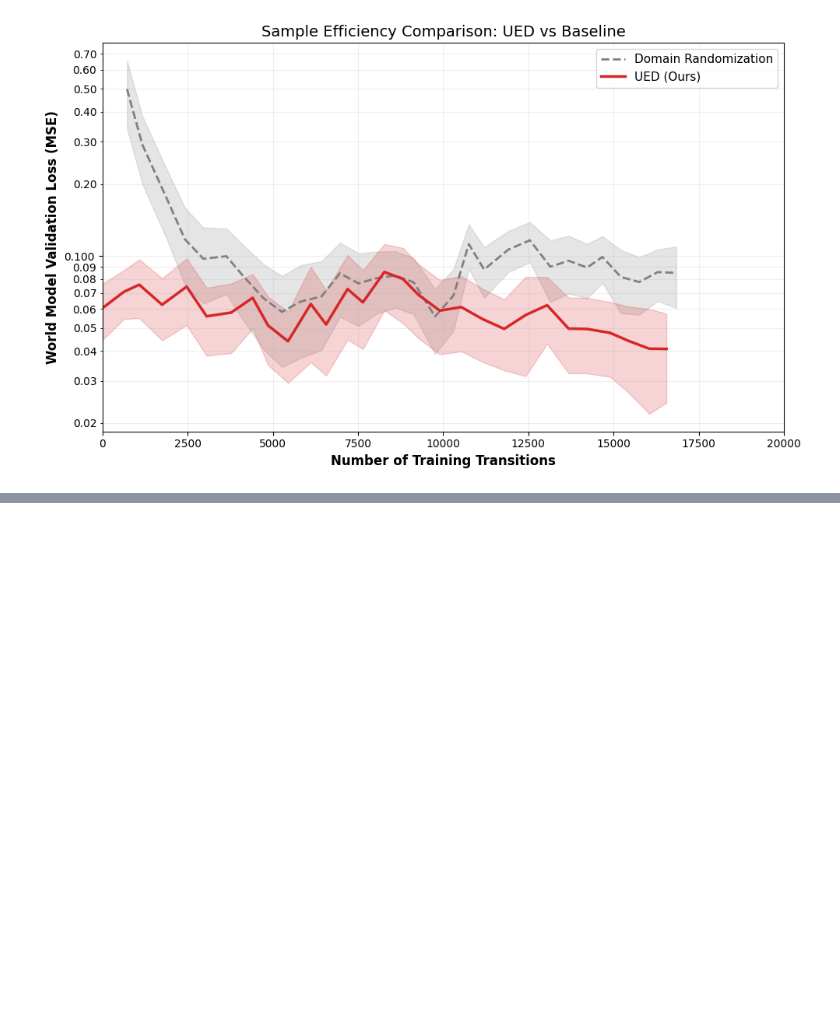
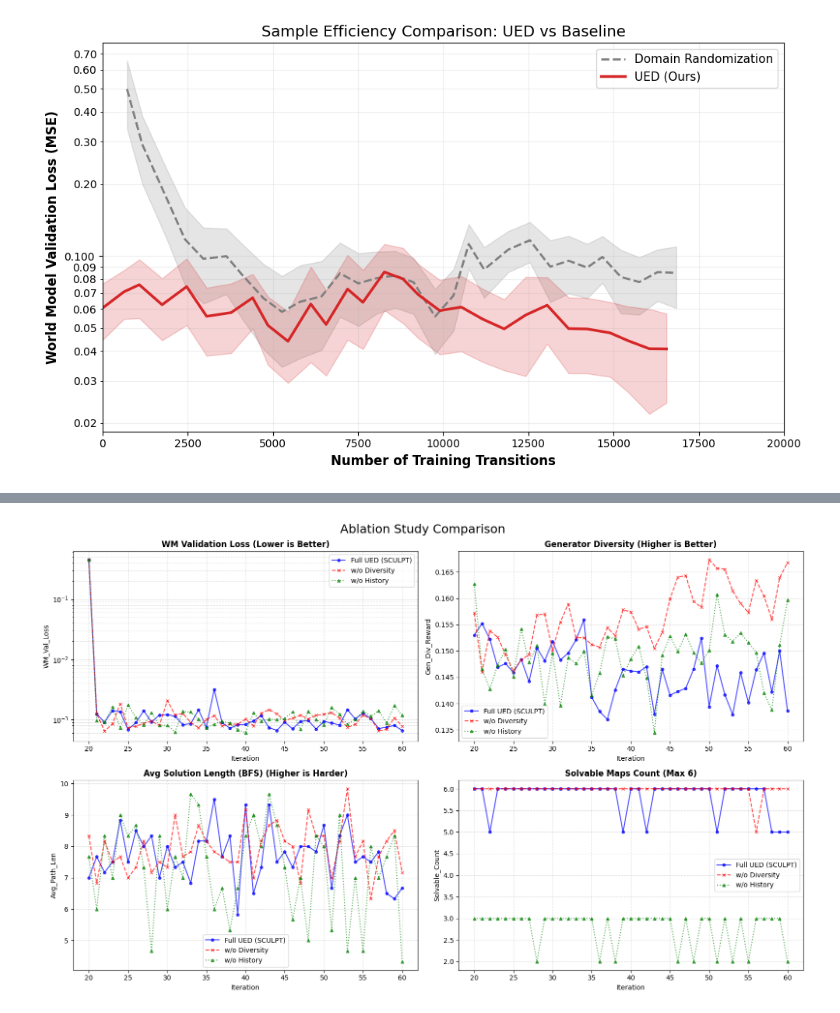
Before and after one commit to Sveali41/curriculum_world_model_learning, a Jupyter notebook: trainer/experiments_visualization.ipynb, the cells around one changed output, grey strips where cells are left out. Cells and saved outputs as stored; diff of their text form; code cells hidden in the pictures; blank space fills up the shorter version.

```diff
--- a/trainer/experiments_visualization.ipynb
+++ b/trainer/experiments_visualization.ipynb
@@ -1083,0 +1084,71 @@ Plot saved to: /home/siyao/phd_file/Research/rlPractice/Curriculum_world_model_l
+# %%
+%matplotlib inline
+import pandas as pd
+import matplotlib.pyplot as plt
+import os
+
+def plot_ablation_comparison_notebook(full_ued_path, no_div_path, no_hist_path, no_sol_path, start_iter=20):
+    """
+    Reads 3 CSVs and plots comparison with BFS in the 3rd slot.
+    """
+
+    # 1. Load Data
+    paths = {
+        "Full UED (SCULPT)": (full_ued_path, "blue", "o", "-"),
+        "w/o Diversity": (no_div_path, "red", "x", "--"),
+        "w/o History": (no_hist_path, "green", "^", ":"),
+        "w/o Solvable": (no_sol_path, "purple", "s", "-."),
+    }
+
+    dfs = {}
+    for label, (p, color, marker, style) in paths.items():
+        if os.path.exists(p):
+            df = pd.read_csv(p)
+            df = df[df["Iter"] >= start_iter]
+            dfs[label] = df
+        else:
+            print(f"[Warning] File not found: {p}")
+
+    # 2. Define Metrics (Modified 3rd one to BFS)
+    metrics = [
+        ("WM_Val_Loss", "WM Validation Loss (Lower is Better)"),
+        ("Gen_Div_Reward", "Generator Diversity (Higher is Better)"),
+        ("Avg_Path_Len", "Avg Solution Length (BFS) (Higher is Harder)"), # <--- Changed
+        ("Solvable_Count", "Solvable Maps Count (Max 6)")
+    ]
+
+    # 3. Create Plot
+    fig, axes = plt.subplots(2, 2, figsize=(16, 10))
+    fig.suptitle(f"Ablation Study Comparison", fontsize=18)
+
+    for i, (col, title) in enumerate(metrics):
+        ax = axes[i // 2, i % 2]
+
+        # Plot each experiment
+        for label, df in dfs.items():
+            if col in df.columns:
+                _, color, marker, style = paths[label]
+                ax.plot(df["Iter"], df[col], label=label, color=color,
+                        marker=marker, linestyle=style, alpha=0.7, markersize=4)
+
+        ax.set_title(title, fontsize=12, fontweight='bold')
+        ax.set_xlabel("Iteration")
+        ax.set_ylabel(col)
+        ax.legend()
+        ax.grid(True, which="both", linestyle="--", alpha=0.4)
+
+        # Log scale only for Loss
+        if "Loss" in col:
+            ax.set_yscale("log")
+
+    plt.tight_layout()
+    plt.show()
+
+# === 调用 ===
+f_full = "logs/results/experiment_summary_mask3_mse.csv"
+f_nodiv = "logs/results/experiment_summary_mask3_mse_no_diversity.csv"
+f_nohist = "logs/results/experiment_summary_mask3_mse_no_history.csv"
+f_nosol = "logs/results/experiment_summary_mask3_mse_no_validity_reward.csv"
+
+plot_ablation_comparison_notebook(f_full, f_nodiv, f_nohist, f_nosol, start_iter=20)
+# %% [output]
@@ -1083,0 +1156 @@ Plot saved to: /home/siyao/phd_file/Research/rlPractice/Curriculum_world_model_l
+[figure, added]
```
Also changed, not shown: parts of 2 cells of this notebook, 31 other files.
